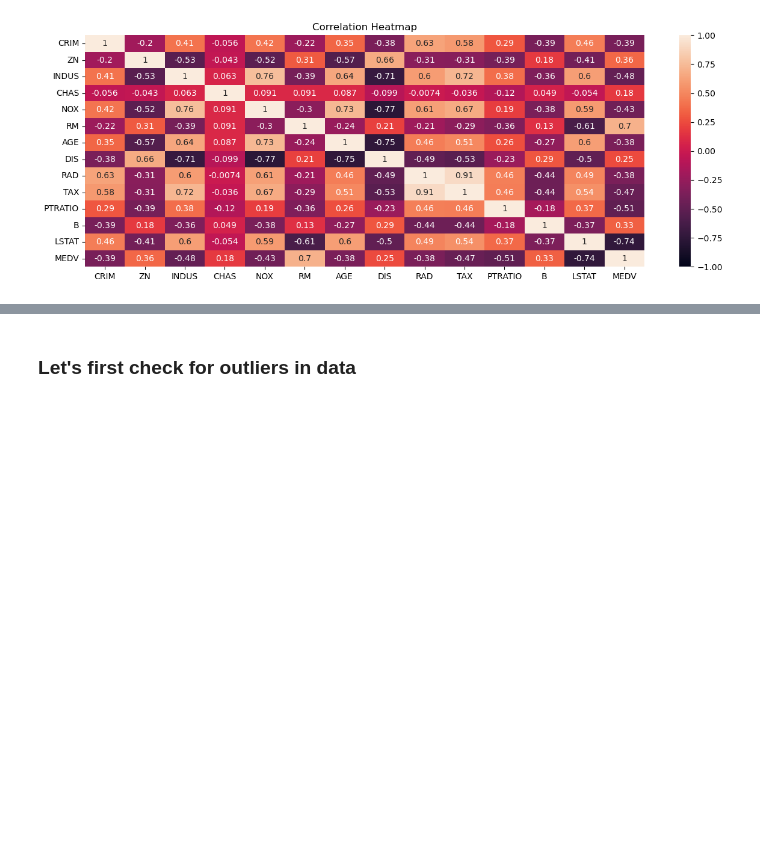
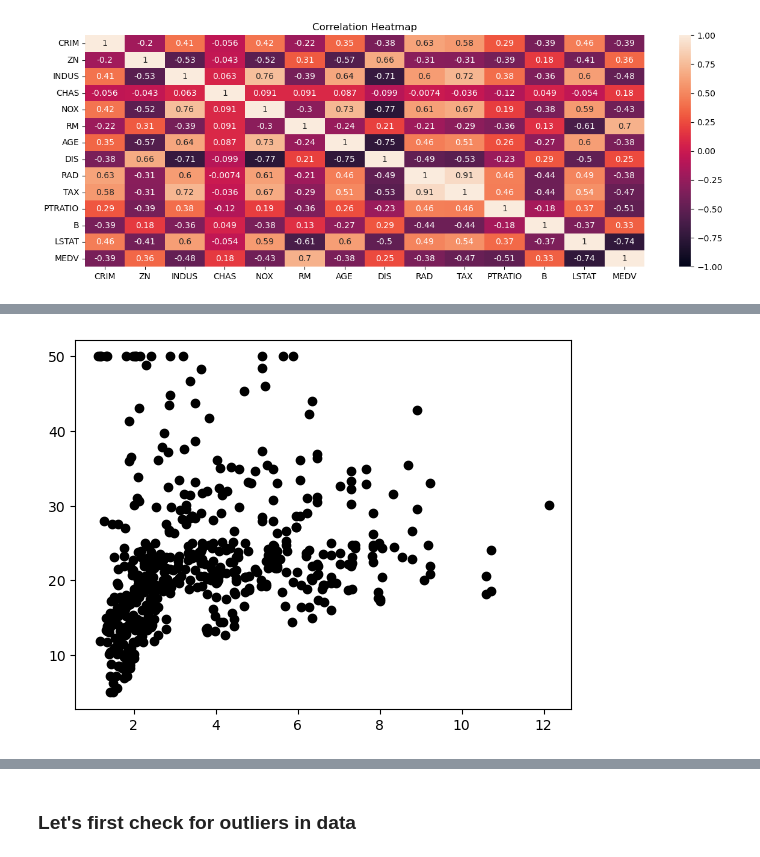
Before and after one commit to fhprime/Boston-House-Prices, a Jupyter notebook: Boston House Prices Notebook.ipynb, the cells around one changed output, grey strips where cells are left out. Saved outputs shown, nothing was run; the diff lists cells and outputs as text; code cells hidden in the pictures; blank space fills up the shorter version.

```diff
--- a/Boston House Prices Notebook.ipynb
+++ b/Boston House Prices Notebook.ipynb
@@ -147,0 +158,5 @@ Text(0.5, 1.0, 'Correlation Heatmap')
+# %%
+plt.scatter(dataset['DIS'],dataset['MEDV'],color = 'black')
+plt.show()
+# %% [output]
+[figure, added]
```
Also changed, not shown: parts of 12 cells of this notebook.
